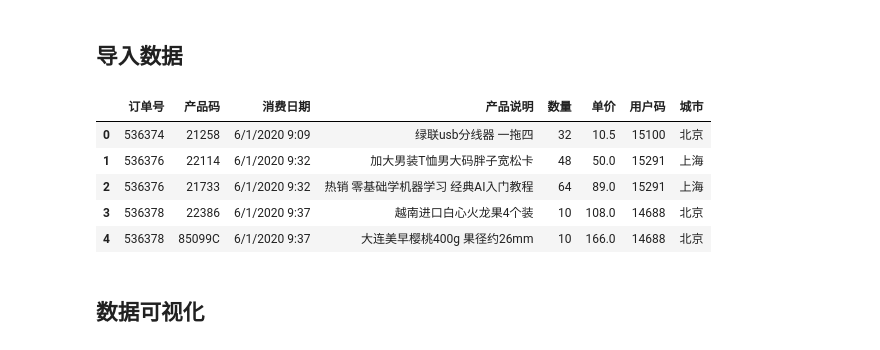
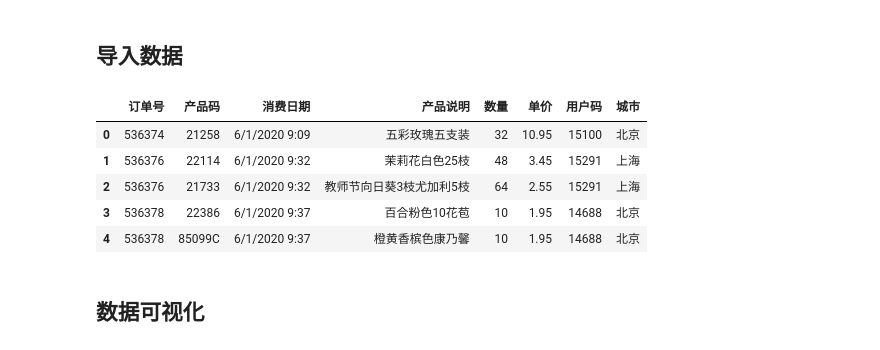
Before and after one commit to huangjia2019/let-us-machine-learning, a Jupyter notebook: 获客关05/数据探索-根据历史订单信息求RFM值.ipynb, the cells around one changed output. Drawn from its saved outputs; the diff is of its cells as text; code cells hidden in the pictures.

```diff
--- a/获客关05/数据探索-根据历史订单信息求RFM值.ipynb
+++ b/获客关05/数据探索-根据历史订单信息求RFM值.ipynb
@@ -8,15 +8,15 @@
 ## 导入数据
 # %%
 import pandas as pd #导入Pandas
-df_sales = pd.read_csv('RFM.csv') #载入数据
+df_sales = pd.read_csv('易速鲜花订单记录.csv') #载入数据
 df_sales.head() #显示头几行数据
 # %% [output]
 |  | 订单号 | 产品码 | 消费日期 | 产品说明 | 数量 | 单价 | 用户码 | 城市 |
-| 0 | 536374 | 21258 | 6/1/2020 9:09 | 绿联usb分线器 一拖四 | 32 | 10.5 | 15100 | 北京 |
-| 1 | 536376 | 22114 | 6/1/2020 9:32 | 加大男装T恤男大码胖子宽松卡 | 48 | 50.0 | 15291 | 上海 |
-| 2 | 536376 | 21733 | 6/1/2020 9:32 | 热销 零基础学机器学习 经典AI入门教程 | 64 | 89.0 | 15291 | 上海 |
-| 3 | 536378 | 22386 | 6/1/2020 9:37 | 越南进口白心火龙果4个装 | 10 | 108.0 | 14688 | 北京 |
-| 4 | 536378 | 85099C | 6/1/2020 9:37 | 大连美早樱桃400g 果径约26mm | 10 | 166.0 | 14688 | 北京 |
+| 0 | 536374 | 21258 | 6/1/2020 9:09 | 五彩玫瑰五支装 | 32 | 10.95 | 15100 | 北京 |
+| 1 | 536376 | 22114 | 6/1/2020 9:32 | 茉莉花白色25枝 | 48 | 3.45 | 15291 | 上海 |
+| 2 | 536376 | 21733 | 6/1/2020 9:32 | 教师节向日葵3枝尤加利5枝 | 64 | 2.55 | 15291 | 上海 |
+| 3 | 536378 | 22386 | 6/1/2020 9:37 | 百合粉色10花苞 | 10 | 1.95 | 14688 | 北京 |
+| 4 | 536378 | 85099C | 6/1/2020 9:37 | 橙黄香槟色康乃馨 | 10 | 1.95 | 14688 | 北京 |
 # %% [markdown]
 ## 数据可视化
 # %%
```
Also changed, not shown: parts of 7 cells of this notebook.
